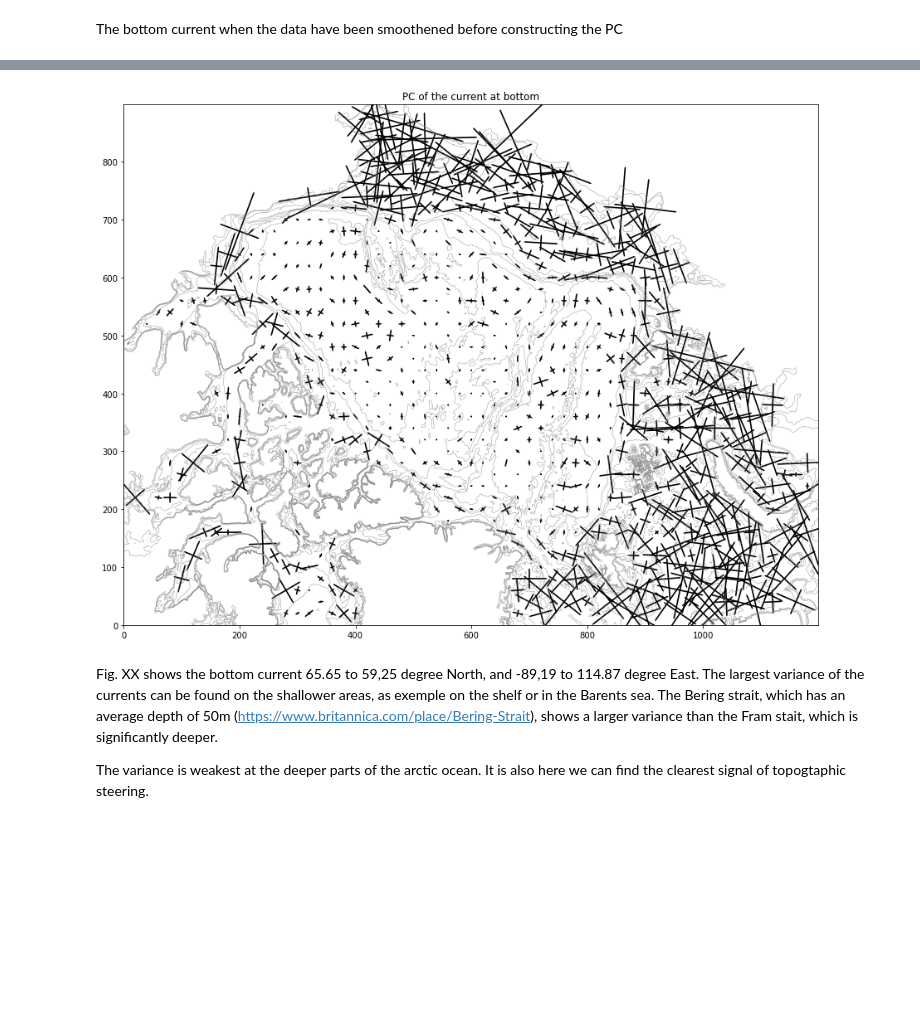
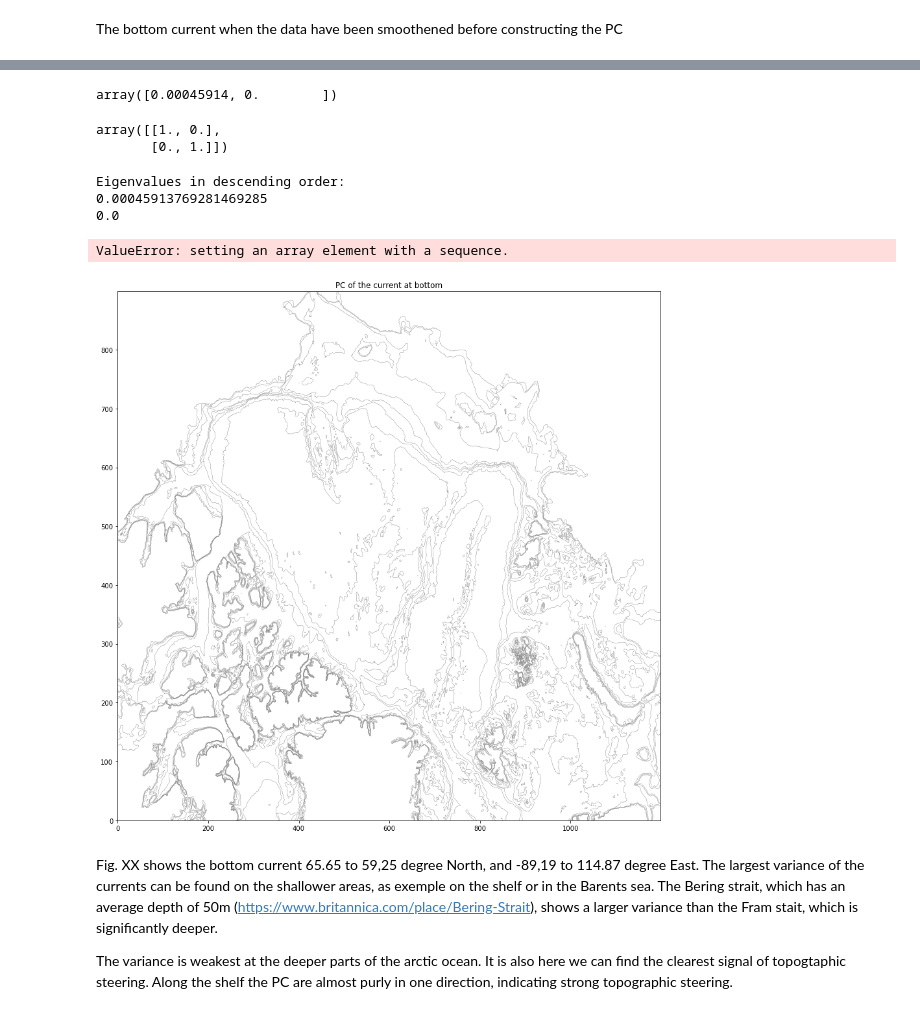
Before and after one commit to kaje2301/Master_2022, a Jupyter notebook: PC_bottom_smoothend.ipynb, the cells around one changed output, grey strips where cells are left out. Cells and saved outputs as stored; diff of their text form; code cells hidden in the pictures; blank space fills up the shorter version.

```diff
--- a/PC_bottom_smoothend.ipynb
+++ b/PC_bottom_smoothend.ipynb
@@ -83,14 +83,9 @@ dask.array<chunksize=(75, 1801, 1580), meta=np.ndarray>
 Attributes: (0)
 # %%
 # Smoothen data, over every tenth point in both x and y direction, for all the data
-vvar = dset.vomecrty.isel(y=slice(900,1800), x=slice(200,1400)).rolling(y=10, center=True).mean()
-vvar = vvar.rolling(x=10, center=True).mean()
-
-uvar = dset.vozocrtx.isel(y=slice(900,1800), x=slice(200,1400)).rolling(x=10, center=True).mean()
-uvar = uvar.rolling(y=10, center=True).mean()
-
-uv = dset.vel.isel(y=slice(900,1800), x=slice(200,1400)).rolling(x=10, center=True).mean()
-uv = uv.rolling(y=10, center=True).mean()
+vvar = dset.vomecrty.isel(y=slice(900,1800), x=slice(200,1400))
+uvar = dset.vozocrtx.isel(y=slice(900,1800), x=slice(200,1400))
+uv = dset.vel.isel(y=slice(900,1800), x=slice(200,1400))
 # %%
 # Getting the bottom velocity
 d = dset.mbathy[900:1800,200:1400].values-1
@@ -248,36 +253,59 @@ for i in i_list:
+# %%
+values
+# %% [output]
+array([0.00045914, 0.        ])
+# %%
+vectors
+# %% [output]
+array([[1., 0.],
+       [0., 1.]])
+# %%
+eig_pairs = [(np.abs(values[i]), vectors[:,i]) for i in range(len(values))]
+print('Eigenvalues in descending order:')
+for i in eig_pairs:
+    print(i[0])
+# %% [output]
+Eigenvalues in descending order:
+0.00045913769281469285
+0.0
 # %%
 fig, ax = plt.subplots(1,1,figsize=(15,15))
+n = 2
 plt.title(f'PC of the current at bottom')
 ax.contour(dset.mbathy[900:1800,200:1400], colors='grey',levels=8, linewidths=0.4)
+
+ax.plot(expr[::n]+x[::n],eypr[::n]+y[::n],'r',exmr[::2]+x[::2],eymr[::n]+y[::n],'r');
+
 ax.quiver( x[::2], y[::2], PC11_s[::2], PC12_s[::2],
     #color='r',
     headwidth=1,
     headlength=1,
     width=0.002,
     scale=0.5)
 ax.quiver(x[::2], y[::2], -PC11_s[::2], -PC12_s[::2],
     #color='r',
     headwidth=1,
     headlength=1,
     width=0.002,
     scale=0.5)
 ax.quiver( x[::2], y[::2], PC21_s[::2], PC22_s[::2],
     #color='b',
     headwidth=1,
     headlength=1,
     width=0.002,
     scale=0.5)
 ax.quiver( x[::2], y[::2], -PC21_s[::2], -PC22_s[::2],
     #color='b',
     headwidth=1,
     headlength=1,
     width=0.002,
     scale=0.5)
 ax.set_aspect('equal')
 plt.show()
 # %% [output]
+ValueError: setting an array element with a sequence.
-[figure, old version]
+[figure, new version]
 # %% [markdown]
 Fig. XX shows the bottom current 65.65 to 59,25 degree North, and -89,19 to 114.87 degree East. The largest variance of the currents can be found on the shallower areas, as exemple on the shelf or in the Barents sea. The Bering strait, which has an average depth of 50m (https://www.britannica.com/place/Bering-Strait), shows a larger variance than the Fram stait, which is significantly deeper.
 
-The variance is weakest at the deeper parts of the arctic ocean. It is also here we can find the clearest signal of topogtaphic steering.
+The variance is weakest at the deeper parts of the arctic ocean. It is also here we can find the clearest signal of topogtaphic steering. Along the shelf the PC are almost purly in one direction, indicating strong topographic steering.
```
Also changed, not shown: parts of 7 cells of this notebook, 3 other files.
